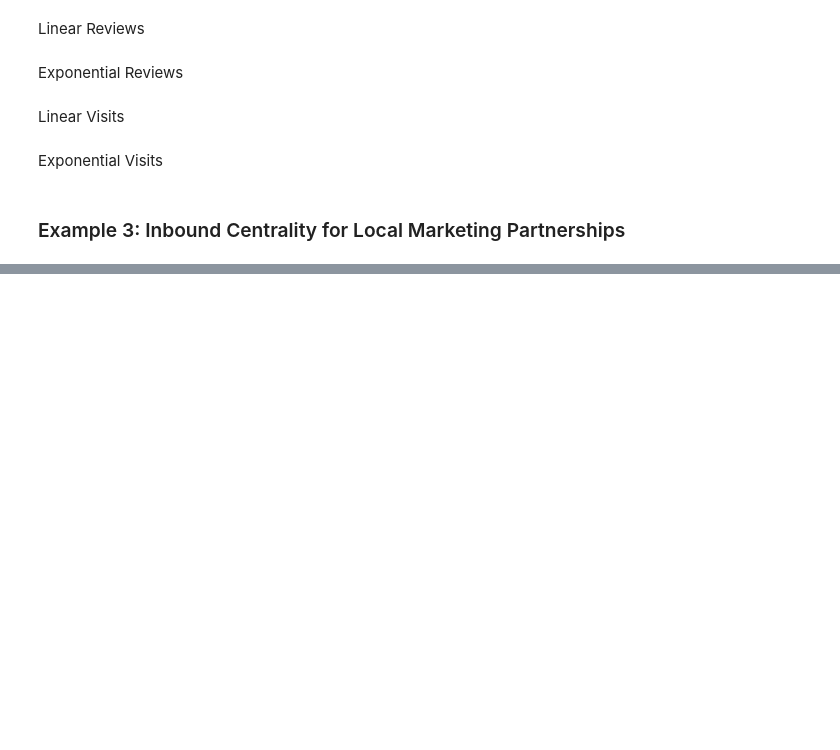
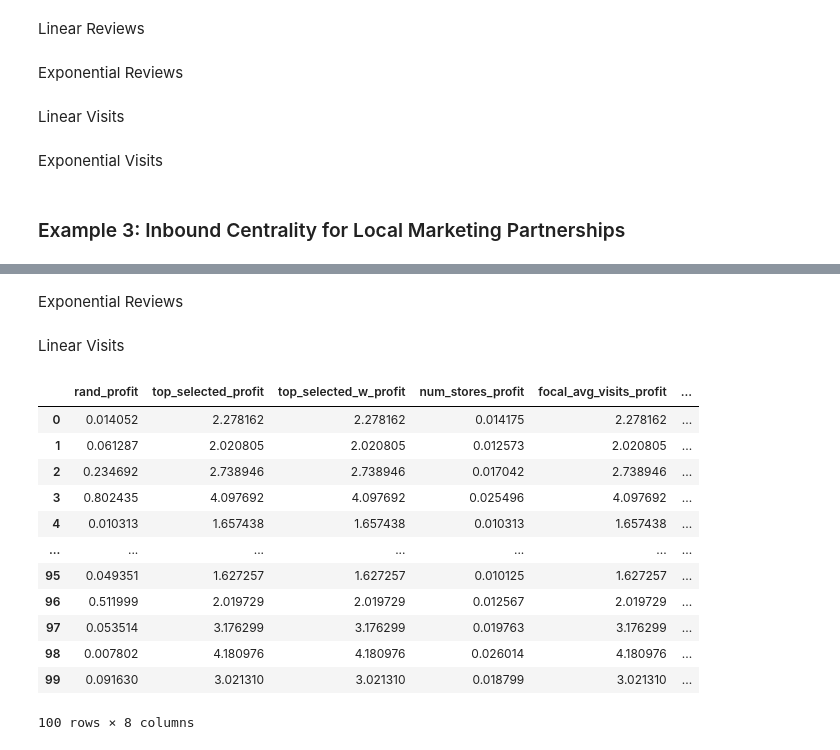
Before and after one commit to embedded-robotics/local-business-network, a Jupyter notebook: part3_visuals_tables/centrality_calculations_plot.ipynb, the cells around one changed output, grey strips where cells are left out. Drawn from its saved outputs; the diff is of its cells as text; code cells hidden in the pictures; blank space fills up the shorter version.

```diff
--- a/part3_visuals_tables/centrality_calculations_plot.ipynb
+++ b/part3_visuals_tables/centrality_calculations_plot.ipynb
@@ -1300,0 +1003,2 @@ plt.show()
+# %% [markdown]
+Exponential Reviews
@@ -1300,0 +1067,62 @@ plt.show()
+# %% [markdown]
+Linear Visits
+# %%
+focal_store_chosen_num = 1
+#%%
+# https://coresight.com/research/going-head-to-head-in-beauty-retailing-a-comparison-of-sephora-and-ulta/
+ranked_dic = visits_all_business_pure_visits.groupby('Focal_Stores').agg(num_neighbors=('Neib_Stores', 'count'),
+                                                   focal_avg_visits=('Foc_avg_visits', 'mean'),
+                                                   neighbor_avg_visits=('Neib_avg_visits', 'sum'),
+                                                   weighted_visits = ('weighted_visits', 'sum')
+                                                )
+
+top_selected_w = inner_centrality_visits.sort_values('weighted_influence', ascending =False)[:focal_store_chosen_num].Focal_Stores.values
+top_selected = inner_centrality_visits.sort_values('influence', ascending =False)[:focal_store_chosen_num].Focal_Stores.values
+num_stores = ranked_dic.sort_values('num_neighbors', ascending =False).index[:focal_store_chosen_num]
+focal_avg_visits = ranked_dic.sort_values('focal_avg_visits', ascending =False).index[:focal_store_chosen_num]
+avg_visits = ranked_dic.sort_values('neighbor_avg_visits', ascending =False).index[:focal_store_chosen_num]
+weighted_visits = ranked_dic.sort_values('weighted_visits', ascending =False).index[:focal_store_chosen_num]
+
+
+def compute_visits_eg3(store_id, current_visits_rate, num_neighboring_store = 3):
+    sub_g = visits_all_business_pure_visits[visits_all_business_pure_visits.Focal_Stores.isin(store_id)]
+    #sub_g = sub_g.sort_values('weighted_visits', ascending = False).reset_index()#[:num_neighboring_store]
+    visits = 0
+    for i in range(sub_g.shape[0]):
+        visits += sub_g['num_inf_visits'].values[i]
+    return visits * current_visits_rate
+
+
+### a single collaborator store
+example_3_local_partner_choice = []
+for rand in range(100):
+    current_visits_rate = random.uniform(visits_rage[0], visits_rage[1])
+    random_selected = random.choice(ranked_dic.index)
+    rand_profit = compute_visits_eg3([random_selected], current_visits_rate)
+    top_selected_w_profit = compute_visits_eg3(top_selected_w, current_visits_rate)
+    top_selected_profit = compute_visits_eg3(top_selected, current_visits_rate)
+    num_stores_profit = compute_visits_eg3(num_stores, current_visits_rate)
+    focal_avg_visits_profit = compute_visits_eg3(focal_avg_visits, current_visits_rate)
+    avg_visits_prift = compute_visits_eg3(avg_visits, current_visits_rate)
+    closest_weighted_profit = compute_visits_eg3(weighted_visits, current_visits_rate)
+    example_3_local_partner_choice.append([rand_profit, top_selected_profit, top_selected_w_profit,  num_stores_profit, focal_avg_visits_profit, avg_visits_prift, closest_weighted_profit])
+
+
+example_3_local_partner_choice = pd.DataFrame( example_3_local_partner_choice , columns =['rand_profit', 'top_selected_profit', 'top_selected_w_profit', 'num_stores_profit', 'focal_avg_visits_profit', "avg_visits_prift", "closest_weighted_profit"])
+example_3_local_partner_choice['type'] = 'example_3_local_partner_choice'
+
+example_3_local_partner_choice
+# %% [output]
+|  | rand_profit | top_selected_profit | top_selected_w_profit | num_stores_profit | focal_avg_visits_profit | ... |
+| 0 | 0.014052 | 2.278162 | 2.278162 | 0.014175 | 2.278162 | ... |
+| 1 | 0.061287 | 2.020805 | 2.020805 | 0.012573 | 2.020805 | ... |
+| 2 | 0.234692 | 2.738946 | 2.738946 | 0.017042 | 2.738946 | ... |
+| 3 | 0.802435 | 4.097692 | 4.097692 | 0.025496 | 4.097692 | ... |
+| 4 | 0.010313 | 1.657438 | 1.657438 | 0.010313 | 1.657438 | ... |
+| ... | ... | ... | ... | ... | ... | ... |
+| 95 | 0.049351 | 1.627257 | 1.627257 | 0.010125 | 1.627257 | ... |
+| 96 | 0.511999 | 2.019729 | 2.019729 | 0.012567 | 2.019729 | ... |
+| 97 | 0.053514 | 3.176299 | 3.176299 | 0.019763 | 3.176299 | ... |
+| 98 | 0.007802 | 4.180976 | 4.180976 | 0.026014 | 4.180976 | ... |
+| 99 | 0.091630 | 3.021310 | 3.021310 | 0.018799 | 3.021310 | ... |
+100 rows × 8 columns
```
Also changed, not shown: parts of 25 cells of this notebook, 1 other file.
